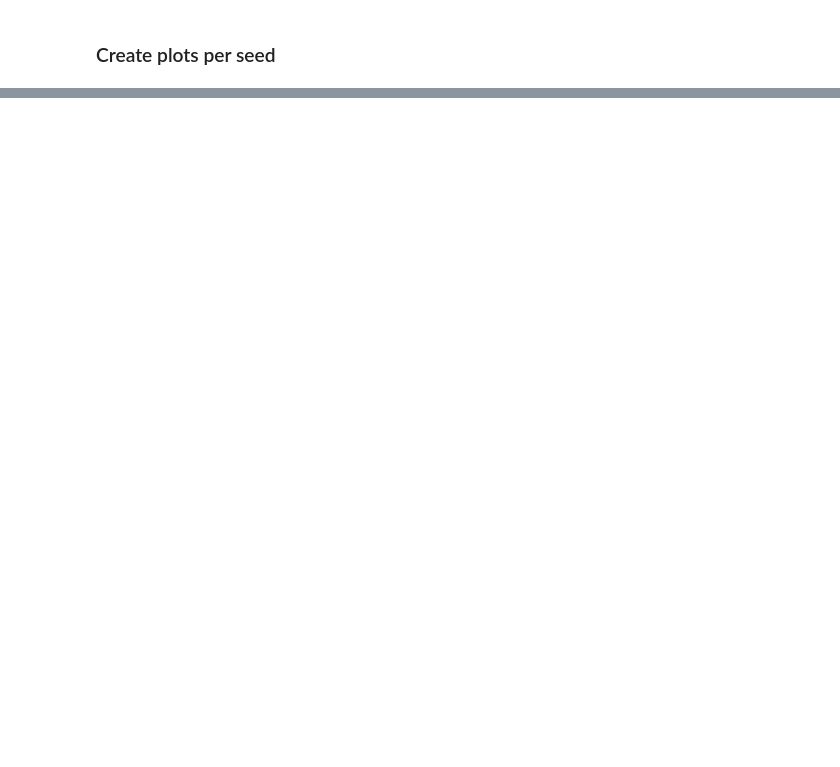
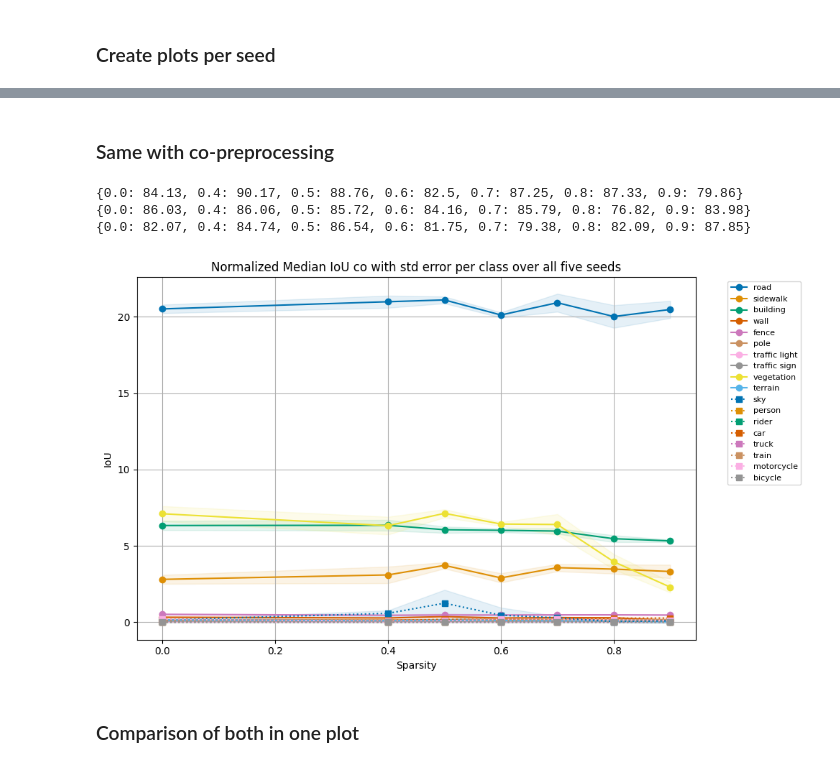
Before and after one commit to LiaNimmermann/Visualization-Notebooks, a Jupyter notebook: Analyze-sparse-mask2former-baseline/analyze_mask2former_baseline.ipynb, the cells around one changed output, grey strips where cells are left out. Cells and saved outputs as stored; diff of their text form; code cells hidden in the pictures; blank space fills up the shorter version.

```diff
--- a/Analyze-sparse-mask2former-baseline/analyze_mask2former_baseline.ipynb
+++ b/Analyze-sparse-mask2former-baseline/analyze_mask2former_baseline.ipynb
@@ -172,0 +290,26 @@ plt.show()
+# %% [markdown]
+### Same with co-preprocessing
+# %%
+with open(file="val-results/results-mas2former-baseline-seed7-co-acdc-night.txt", mode="r") as f:
+    text_co_seed7: str = f.read()
+
+with open(file="val-results/results-mas2former-baseline-seed25-co-acdc-night.txt", mode="r") as f:
+    text_co_seed_25: str = f.read()
+
+with open(file="val-results/results-mas2former-baseline-seed42-co-acdc-night.txt", mode="r") as f:
+    text_co_seed42: str = f.read()
+
+
+
+
+data_seed7_co = parse_iou_data(text_co_seed7)
+data_seed25_co = parse_iou_data(text_co_seed_25)
+data_seed42_co = parse_iou_data(text_co_seed42)
+
+print(data_seed7_co["road"])
+print(data_seed25_co["road"])
+print(data_seed42_co["road"])
+# %% [output]
+{0.0: 84.13, 0.4: 90.17, 0.5: 88.76, 0.6: 82.5, 0.7: 87.25, 0.8: 87.33, 0.9: 79.86}
+{0.0: 86.03, 0.4: 86.06, 0.5: 85.72, 0.6: 84.16, 0.7: 85.79, 0.8: 76.82, 0.9: 83.98}
+{0.0: 82.07, 0.4: 84.74, 0.5: 86.54, 0.6: 81.75, 0.7: 79.38, 0.8: 82.09, 0.9: 87.85}
@@ -172,0 +342,45 @@ plt.show()
+# %%
+colors = sns.color_palette("colorblind", len(classes))
+
+plt.figure(figsize=(10, 6))
+
+for i, cls in enumerate(classes):
+    y = mean_data[cls]
+    y_std = std_data[cls]
+
+    if i < 10:
+        linestyle = '-'
+        marker = 'o'
+
+    else:
+        linestyle = ':'
+        marker = 's'
+
+    plt.plot(sparsities, y,
+             label=cls,
+             color=colors[i % 10],
+             marker=marker,
+             linestyle=linestyle)
+
+    # shaded std
+    plt.fill_between(
+        sparsities,
+        np.array(y) - np.array(y_std),
+        np.array(y) + np.array(y_std),
+        color=colors[i % 10],
+        alpha=0.1
+    )
+
+plt.xlabel("Sparsity")
+plt.ylabel("IoU")
+plt.title("Normalized Median IoU co with std error per class over all five seeds")
+plt.grid(True)
+
+plt.legend(bbox_to_anchor=(1.05, 1), loc="upper left", fontsize=8)
+
+plt.tight_layout()
+plt.show()
+# %% [output]
+[figure, added]
+# %% [markdown]
+### Comparison of both in one plot
```
Also changed, not shown: parts of 12 cells of this notebook, 15 other files.
